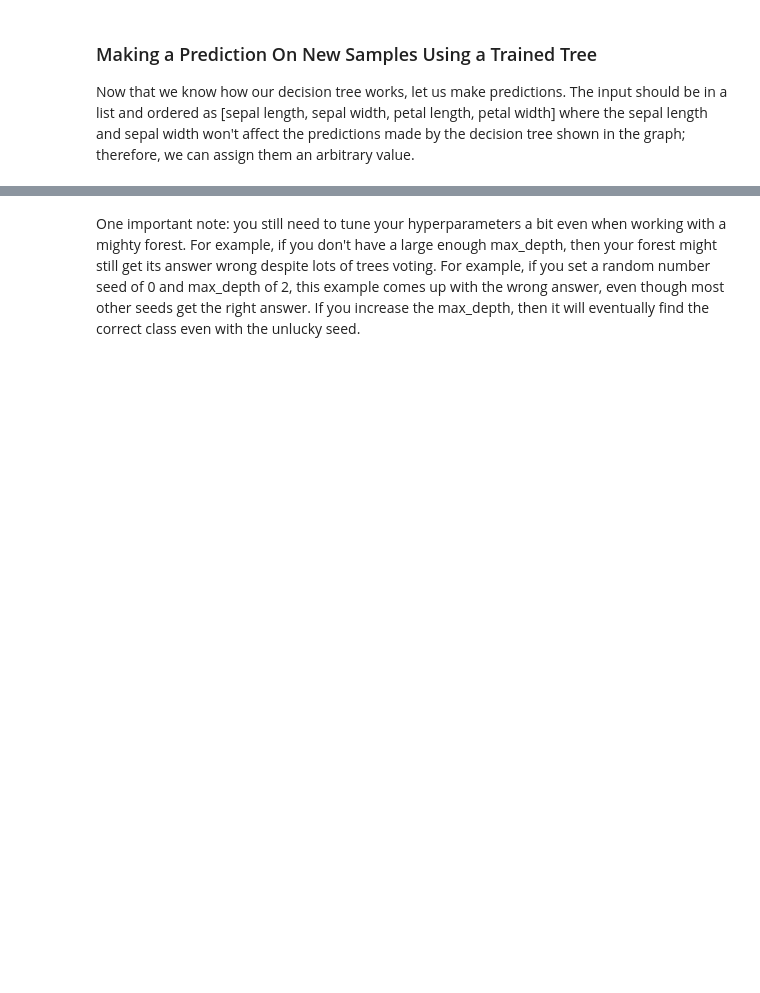
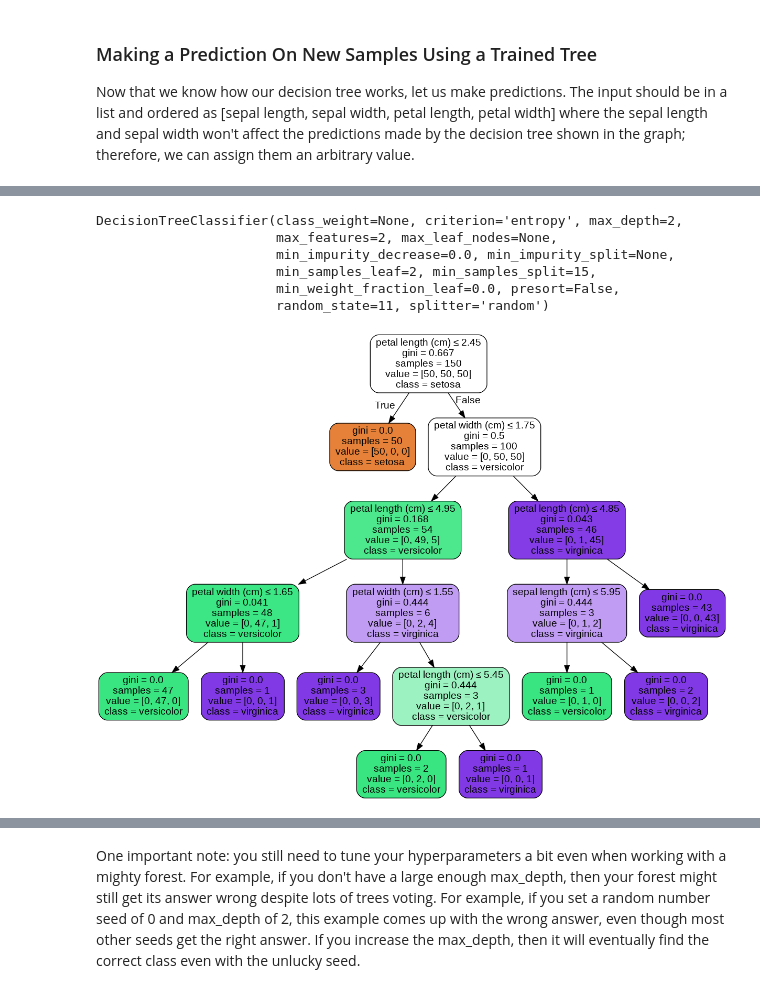
Before and after one commit to jfogarty/machine-learning-intro-workshop, a Jupyter notebook: notebooks/decision_trees_intro.ipynb, the cells around one changed output, grey strips where cells are left out. Cells and saved outputs as stored; diff of their text form; code cells hidden in the pictures; blank space fills up the shorter version.

```diff
--- a/notebooks/decision_trees_intro.ipynb
+++ b/notebooks/decision_trees_intro.ipynb
@@ -294,24 +327,33 @@ If you take a look at the parameters the DecisionTreeClassifier can take, you mi
 - **max_features**: The number of features to consider when looking for the best split. If this value is not set, the decision tree will consider all features available to make the best split. Depending on your application, it’s often a good idea to tune this parameter.
 # %%
 # Setting parameters
-tree = DecisionTreeClassifier(criterion = "entropy", splitter = "random", max_depth = 2,  min_samples_split = 5,
-                              min_samples_leaf = 2, max_features = 2)
+tree = DecisionTreeClassifier(criterion = "entropy", splitter = "random", max_depth = 2,  min_samples_split = 15,
+                              min_samples_leaf = 2, max_features = 2, random_state=11)
 tree.fit(X,y)
+# %% [output]
+DecisionTreeClassifier(class_weight=None, criterion='entropy', max_depth=2,
+                       max_features=2, max_leaf_nodes=None,
+                       min_impurity_decrease=0.0, min_impurity_split=None,
+                       min_samples_leaf=2, min_samples_split=15,
+                       min_weight_fraction_leaf=0.0, presort=False,
+                       random_state=11, splitter='random')
 # %%
 # Visualize Decision Tree
 from sklearn.tree import export_graphviz
 
 # Creates dot file named tree.dot
-dotfile = "anotherTreeName.dot"
+dotfile = "anotherZZZTreeName.dot"
 export_graphviz(
             tree,
             out_file = dotfile,
             feature_names = list(X.columns),
             class_names = iris.target_names,
             filled = True,
             rounded = True)
 thefile = graph.render(dotfile, format='png')
 Image(filename=thefile)
+# %% [output]
+[figure, added]
 # %% [markdown]
 ## Back to the Forest...
 
```
Also changed, not shown: parts of 8 cells of this notebook.
